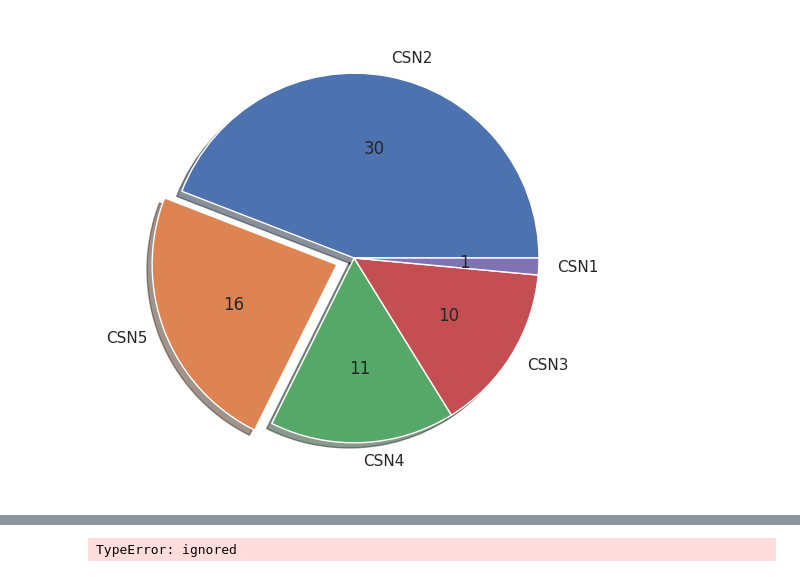
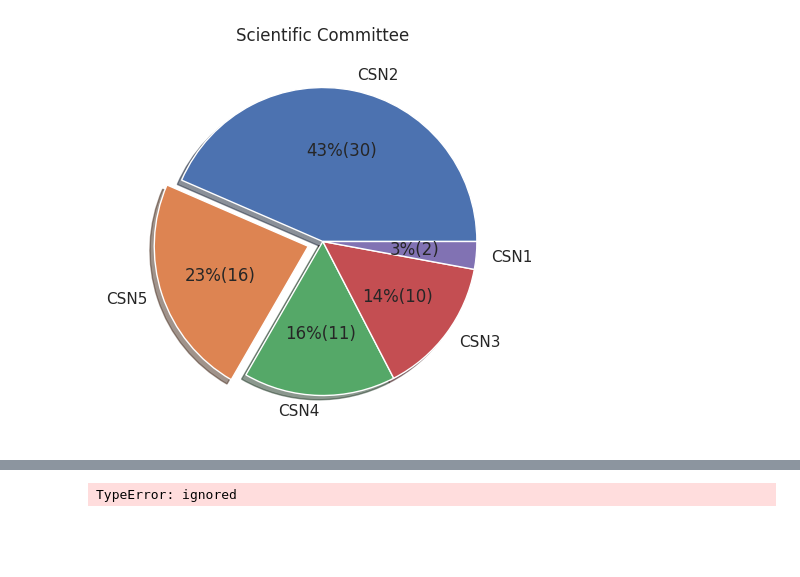
Before and after one commit to gmazzitelli/GSN2, a Jupyter notebook: IFNFCM.ipynb, the cells around one changed output, grey strips where cells are left out. Saved outputs shown, nothing was run; the diff lists cells and outputs as text; code cells hidden in the pictures; blank space fills up the shorter version.

```diff
--- a/IFNFCM.ipynb
+++ b/IFNFCM.ipynb
@@ -18,10 +18,8 @@ def panda_from_gspreadsheet(key, sheet_name='Sheet1', header=0):
       key=key, sheet_name=sheet_name.replace(' ', '%20'))
   return pd.read_csv(url, header=header)
 
-#https://docs.google.com/spreadsheets/d/1MWRb1xbkpZOmUBLCLaC9ud4htvPEWYC7F8IuTt84YBg/
-#  https://docs.google.com/spreadsheets/d/1bPAhcjzy2BQFaGO2-I3_XsZSpZ0060jcwqIyuPkxR2w/edit?usp=sharing
-# pd =  panda_from_gspreadsheet('1MWRb1xbkpZOmUBLCLaC9ud4htvPEWYC7F8IuTt84YBg', sheet_name='Sheet1')
-pd =  panda_from_gspreadsheet('1bPAhcjzy2BQFaGO2-I3_XsZSpZ0060jcwqIyuPkxR2w', sheet_name='Sheet1')
+# df =  panda_from_gspreadsheet('1MWRb1xbkpZOmUBLCLaC9ud4htvPEWYC7F8IuTt84YBg', sheet_name='Sheet1')
+df =  panda_from_gspreadsheet('1bPAhcjzy2BQFaGO2-I3_XsZSpZ0060jcwqIyuPkxR2w', sheet_name='Sheet1')
 
 def Exp(x, p0, p1): # negative exponential
   import numpy as np
@@ -59,10 +51,12 @@ pd[pd["Scientific Committee"]=="CSN1"]
 # %%
-fig, ax = plt.subplots(figsize=(6,6))
+fig, ax = plt.subplots(figsize=(5,5))
 colors = ["g", "w", "k", "y", "c"]
 explode = [0, 0.1, 0, 0, 0]
-elements = len(pd["Scientific Committee"])
-pd.value_counts(pd["Scientific Committee"]).plot(kind='pie', autopct=lambda x: '{:.0f}'.format(x*elements/100), label="",
+what = "Scientific Committee"
+elements = len(df[what])
+pd.value_counts(df[what]).plot(kind='pie', autopct=lambda x: '{:.0f}%({:.0f})'.format(x, x*elements/100), label="",
                                      shadow=True, explode=explode)
+plt.title(what)
 plt.show()
 # %% [output]
-[figure, old version]
+[figure, new version]
```
Also changed, not shown: parts of 59 cells of this notebook.
